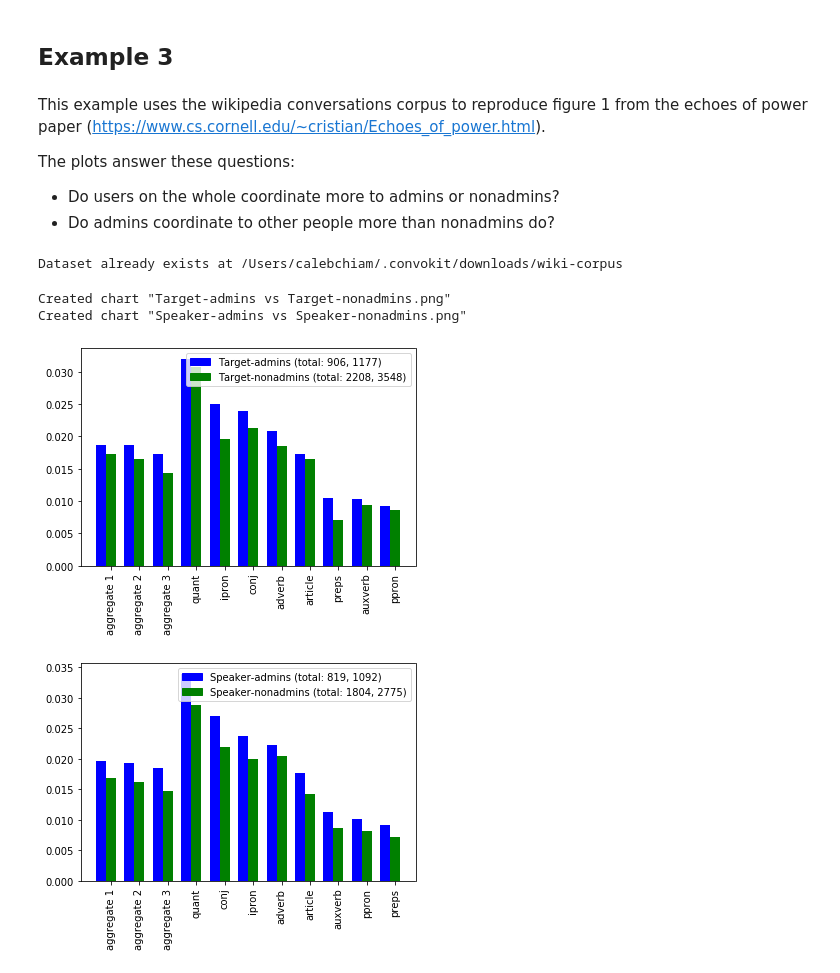
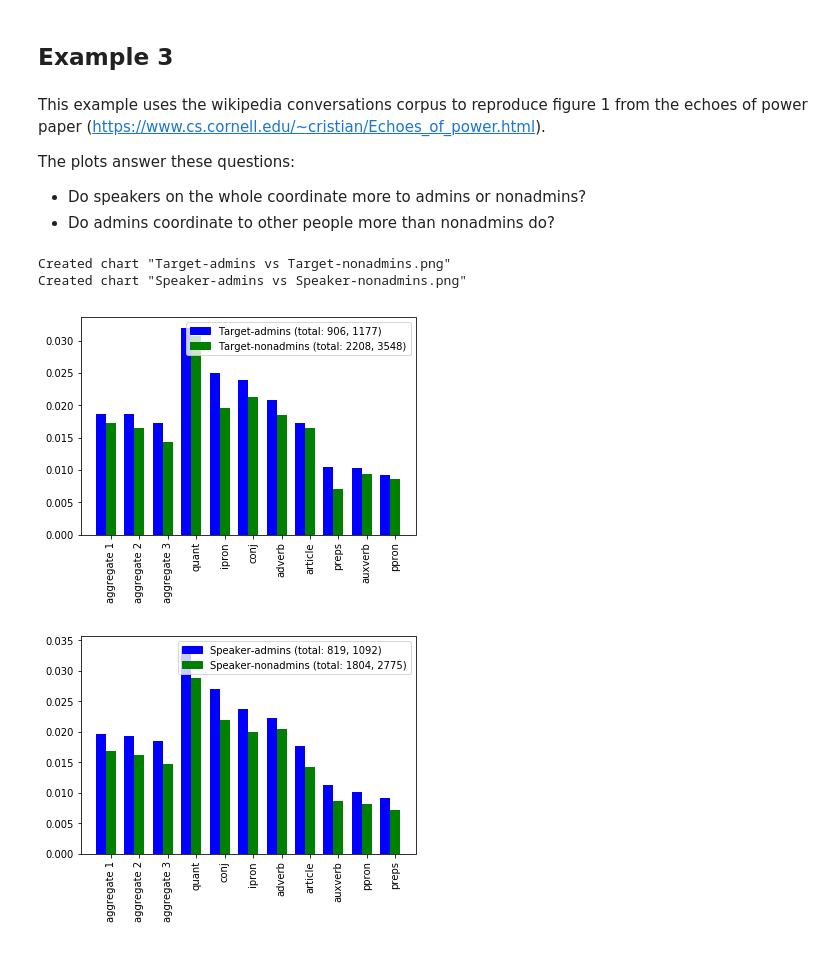
Before and after one commit to seanzhangkx8/ConvoKit, a Jupyter notebook: examples/coordination/examples.ipynb, the cells around one changed output. Cells and saved outputs as stored; diff of their text form; code cells hidden in the pictures.

Commit message:
speaker user updates

```diff
--- a/examples/coordination/examples.ipynb
+++ b/examples/coordination/examples.ipynb
@@ -15,3 +11,14 @@ Downloading supreme-corpus from http://zissou.infosci.cornell.edu/convokit/datas
+# %%
+# OPTION 1: DOWNLOAD CORPUS
+# UNCOMMENT THESE LINES TO DOWNLOAD CORPUS
+# DATA_DIR = '<YOUR DIRECTORY>'
+# ROOT_DIR = convokit.download('supreme-corpus', data_dir=DATA_DIR)
+
+# OPTION 2: READ PREVIOUSLY-DOWNLOADED CORPUS FROM DISK
+# UNCOMMENT THIS LINE AND REPLACE WITH THE DIRECTORY WHERE THE CORPUS IS LOCATED
+# ROOT_DIR = '<YOUR DIRECTORY>'
+
+corpus = Corpus(ROOT_DIR)
 # %%
 # compute coordination scores on this corpus
 coord = convokit.Coordination()
@@ -78,2 +86,0 @@ import numpy as np
-# %%
-corpus = Corpus(filename=download("supreme-corpus"))
@@ -174,5 +178,5 @@ This example uses the wikipedia conversations corpus to reproduce figure 1
   from the echoes of power paper (https://www.cs.cornell.edu/~cristian/Echoes_of_power.html).
 
 The plots answer these questions:
-- Do users on the whole coordinate more to admins or nonadmins?
+- Do speakers on the whole coordinate more to admins or nonadmins?
 - Do admins coordinate to other people more than nonadmins do?
@@ -185,12 +183,15 @@ import numpy as np
-# %%
-# load corpus; split users by whether they are an admin
-# this means that if a user has spoken in the corpus as both an admin and
-#   a non-admin, then we will split this user into two users, one for each of
-#   these roles
-corpus = Corpus(filename=download("wiki-corpus"))
-split = ["is_admin"]
-# %% [output]
-Dataset already exists at /Users/calebchiam/.convokit/downloads/wiki-corpus
+# %%
+# OPTION 1: DOWNLOAD CORPUS
+# UNCOMMENT THESE LINES TO DOWNLOAD CORPUS
+# DATA_DIR = '<YOUR DIRECTORY>'
+# ROOT_DIR = convokit.download('wiki-corpus', data_dir=DATA_DIR)
+
+# OPTION 2: READ PREVIOUSLY-DOWNLOADED CORPUS FROM DISK
+# UNCOMMENT THIS LINE AND REPLACE WITH THE DIRECTORY WHERE THE CORPUS IS LOCATED
+# ROOT_DIR = '<YOUR DIRECTORY>'
+
+corpus = Corpus(ROOT_DIR)
+split = ["is_admin"]
 # %%
 # helper function to plot two coordination scores against each other as a chart,
 #   on aggregate and by coordination marker
@@ -239,31 +240,31 @@ def make_chart(a_scores, b_scores, a_description, b_description, a_color="b", b_
 # %%
 # create coordination object
 coord = Coordination()
 coord.fit(corpus)
 
-# get all groups of users that we want to compare
+# get all groups of speakers that we want to compare
 everyone = set(corpus.iter_speakers())
-admins = set(corpus.iter_speakers(lambda user: user.meta["is-admin"]))
+admins = set(corpus.iter_speakers(lambda speaker: speaker.meta["is-admin"]))
 nonadmins = everyone - admins
 
-# do users on the whole coordinate more to admins or nonadmins?
+# do speakers on the whole coordinate more to admins or nonadmins?
 make_chart(
     coord.score(corpus, everyone, admins, focus="targets", target_thresh=7,
         split_by_attribs=split),
     coord.score(corpus, everyone, nonadmins, focus="targets", target_thresh=7,
         split_by_attribs=split),
     "Target-admins", "Target-nonadmins"
 )
 # do admins coordinate to other people more than nonadmins do?
 make_chart(
     coord.score(corpus, admins, everyone, speaker_thresh=7, target_thresh=7,
         split_by_attribs=split),
     coord.score(corpus, nonadmins, everyone, speaker_thresh=7, target_thresh=7,
         split_by_attribs=split),
     "Speaker-admins", "Speaker-nonadmins"
 )
 # %% [output]
 Created chart "Target-admins vs Target-nonadmins.png"
 Created chart "Speaker-admins vs Speaker-nonadmins.png"
-[figure, old version]
+[figure, new version]
-[figure, old version]
+[figure, new version]
```
Also changed, not shown: parts of 7 cells of this notebook, 7 other files.
